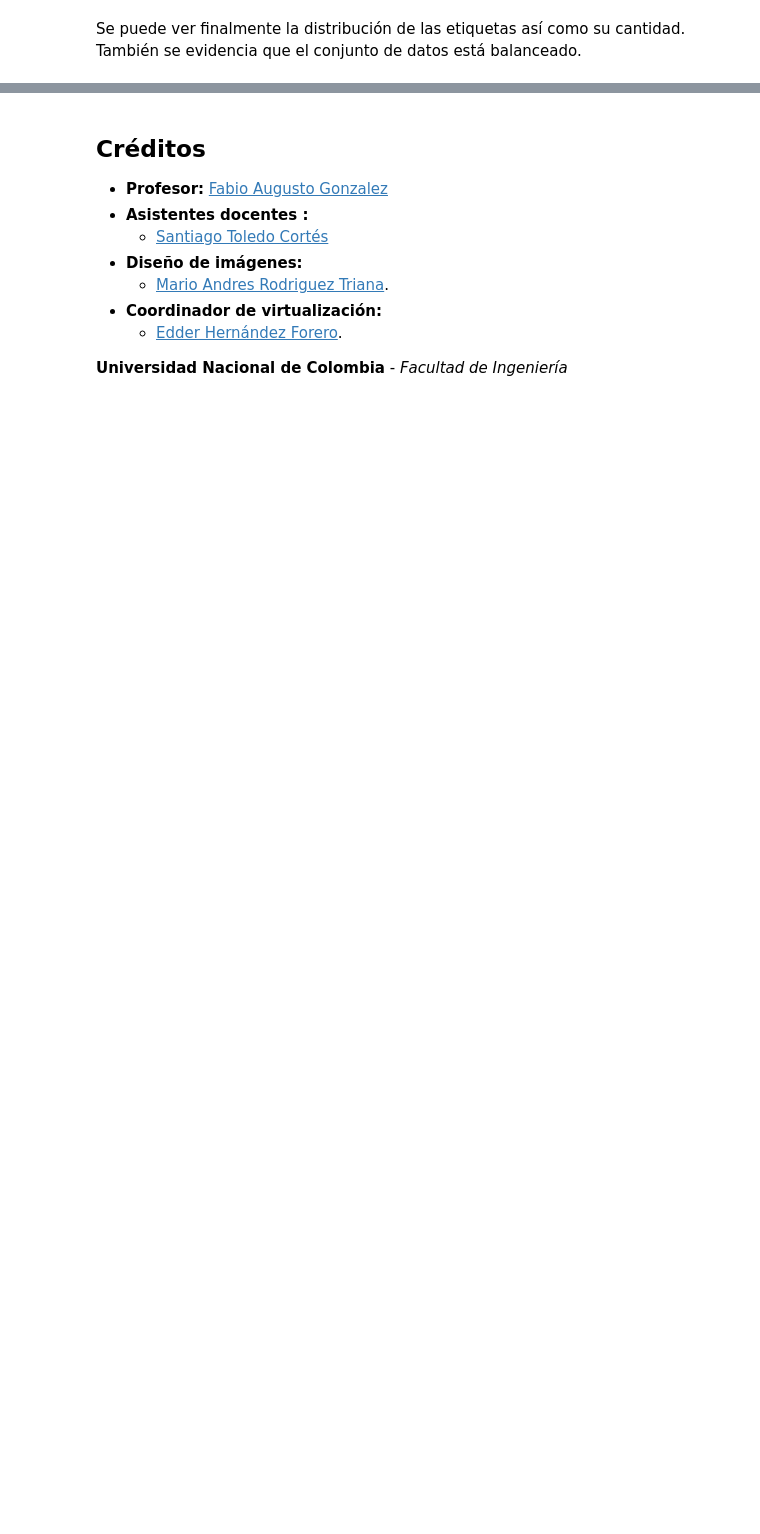
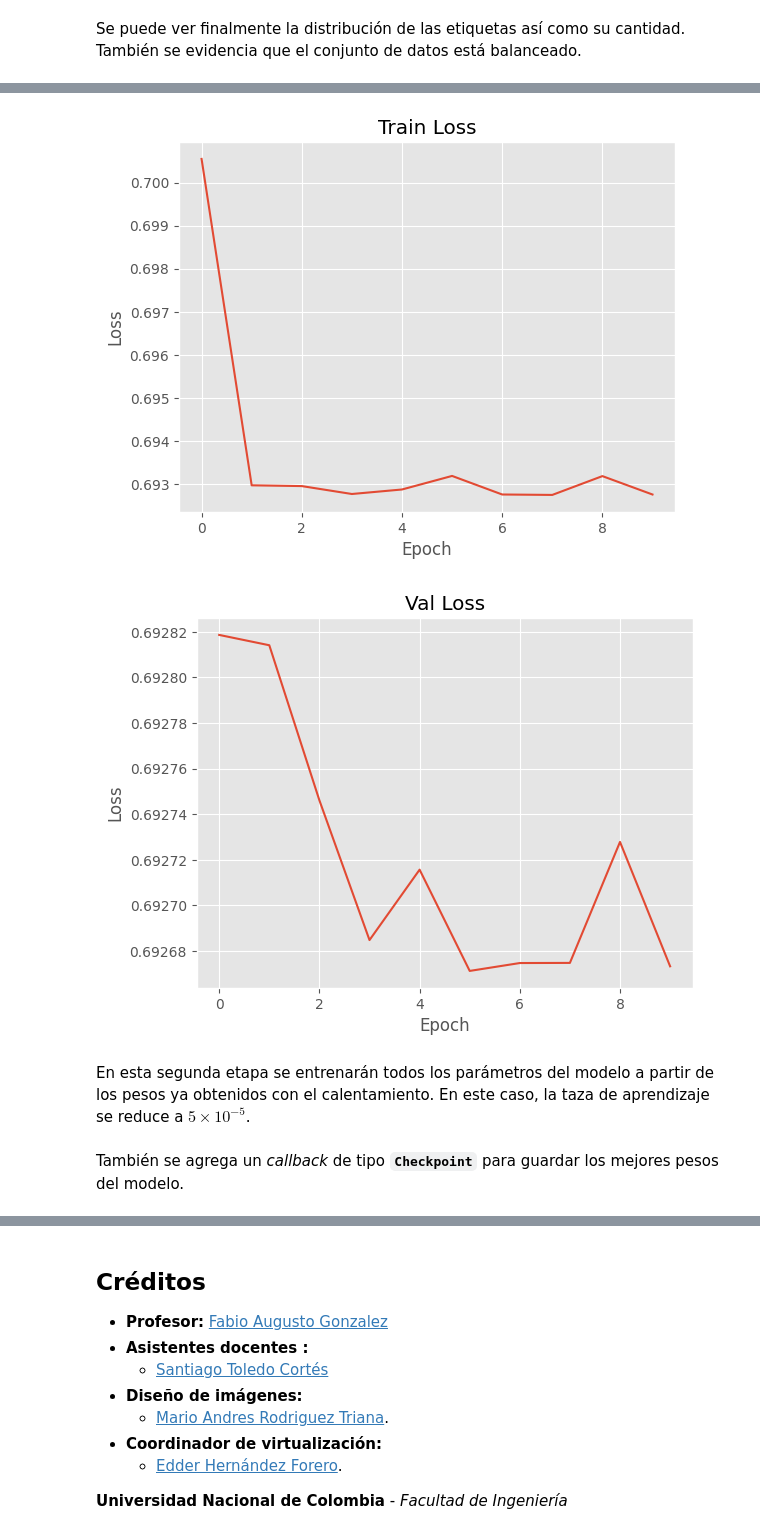
Before and after one commit to jgarnicaa/FakeNews, a Jupyter notebook: FakeNewsModel.ipynb, the cells around one changed output, grey strips where cells are left out. Cells and saved outputs as stored; diff of their text form; code cells hidden in the pictures; blank space fills up the shorter version.

```diff
--- a/FakeNewsModel.ipynb
+++ b/FakeNewsModel.ipynb
@@ -188,0 +463,4 @@ La selección de las técnicas de preprocesamiento puede variar en cada conjunto
+# %%
+tokenizer = AutoTokenizer.from_pretrained("distilbert-base-uncased")
+train_encodings = tokenizer(X_train, truncation=True, padding=True, return_tensors="np")
+test_encodings = tokenizer(X_test, truncation=True, padding=True, return_tensors="np")
@@ -188,0 +469,3 @@ La selección de las técnicas de preprocesamiento puede variar en cada conjunto
+# %%
+model = TFAutoModelForSequenceClassification.from_pretrained("distilbert-base-uncased")
+print(model.summary())
@@ -188,0 +499,5 @@ La selección de las técnicas de preprocesamiento puede variar en cada conjunto
+# %%
+model.compile(optimizer=tf.keras.optimizers.Adam(learning_rate=1e-3),
+              loss = tf.keras.losses.CategoricalCrossentropy(from_logits=True))
+
+model.layers[0].trainable = False
@@ -188,0 +506,6 @@ La selección de las técnicas de preprocesamiento puede variar en cada conjunto
+# %%
+stopping = tf.keras.callbacks.EarlyStopping(monitor="val_loss", patience=5,
+                                            mode="min", restore_best_weights=True)
+history = model.fit(dict(train_encodings), y_train,
+                    epochs=10, batch_size=64,
+                    validation_split=0.25, callbacks=[stopping])
@@ -188,0 +533,18 @@ La selección de las técnicas de preprocesamiento puede variar en cada conjunto
+# %%
+plt.style.use("ggplot")
+plt.plot(history.history["loss"])
+plt.title("Train Loss")
+plt.xlabel("Epoch")
+plt.ylabel("Loss")
+plt.show()
+plt.style.use("ggplot")
+plt.plot(history.history["val_loss"])
+plt.title("Val Loss")
+plt.xlabel("Epoch")
+plt.ylabel("Loss")
+plt.show()
+# %% [output]
+[figure, added]
+[figure, added]
+# %% [markdown]
+En esta segunda etapa se entrenarán todos los parámetros del modelo a partir de los pesos ya obtenidos con el calentamiento. En este caso, la taza de aprendizaje se reduce a $5 \times 10^{-5}$.
@@ -188,0 +556,2 @@ La selección de las técnicas de preprocesamiento puede variar en cada conjunto
+# %% [markdown]
+También se agrega un *callback* de tipo **`Checkpoint`** para guardar los mejores pesos del modelo.
```
Also changed, not shown: parts of 59 cells of this notebook.
